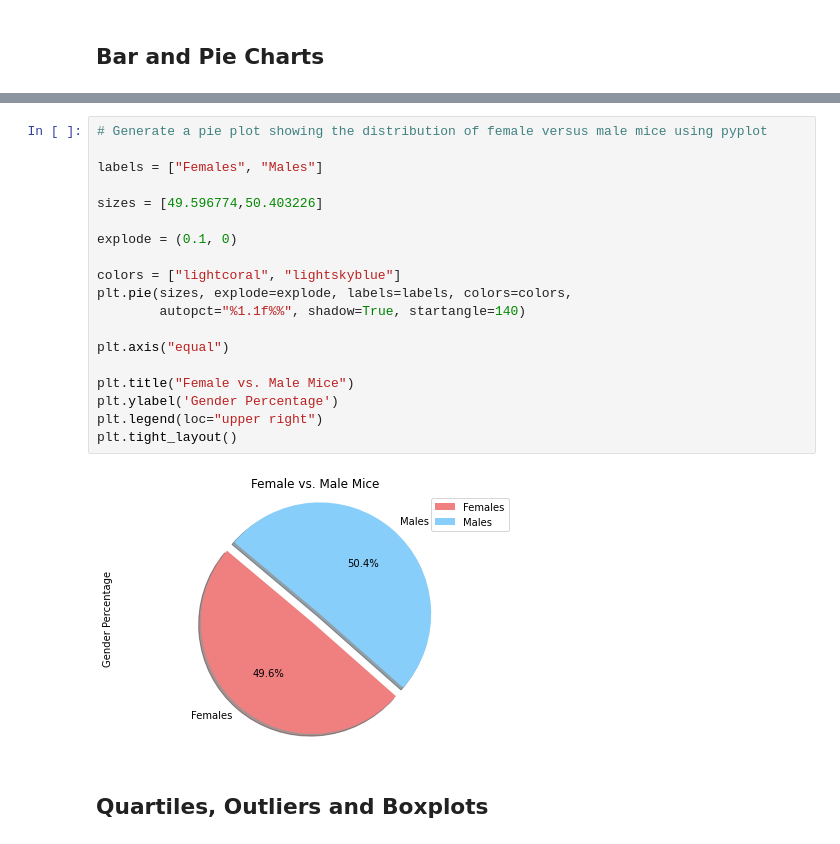
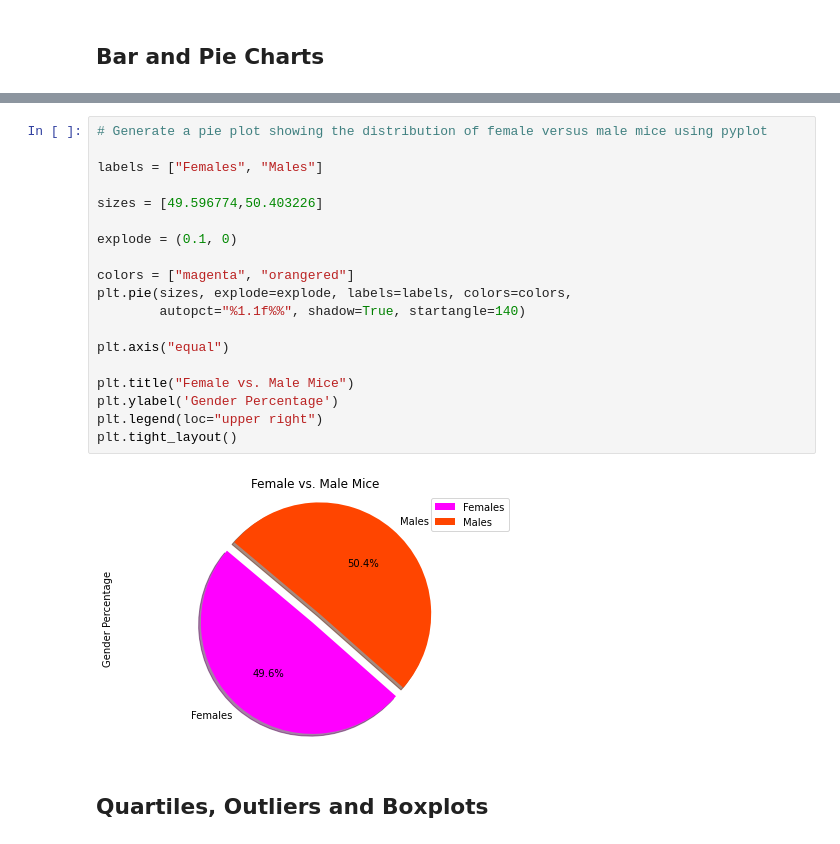
Before and after one commit to Fraolabebe/Matplotlib_Challenge, a Jupyter notebook: 01-Case-Assignment/Instructions/Pymaceuticals/pymaceuticals_starter.ipynb, the cells around one changed output, grey strips where cells are left out. Drawn from its saved outputs; the diff is of its cells as text.

```diff
--- a/01-Case-Assignment/Instructions/Pymaceuticals/pymaceuticals_starter.ipynb
+++ b/01-Case-Assignment/Instructions/Pymaceuticals/pymaceuticals_starter.ipynb
@@ -206,24 +211,24 @@ plt.savefig("../Images/pandas_pie.png")
 # %%
 # Generate a pie plot showing the distribution of female versus male mice using pyplot
 
 labels = ["Females", "Males"]
 
 sizes = [49.596774,50.403226]
 
 explode = (0.1, 0)
 
-colors = ["lightcoral", "lightskyblue"]
+colors = ["magenta", "orangered"]
 plt.pie(sizes, explode=explode, labels=labels, colors=colors,
         autopct="%1.1f%%", shadow=True, startangle=140)
 
 plt.axis("equal")
 
 plt.title("Female vs. Male Mice")
 plt.ylabel('Gender Percentage')
 plt.legend(loc="upper right")
 plt.tight_layout()
 # %% [output]
-[figure, old version]
+[figure, new version]
 # %% [markdown]
 ## Quartiles, Outliers and Boxplots
 # %%
```
Also changed, not shown: parts of 21 cells of this notebook, 5 other files.
